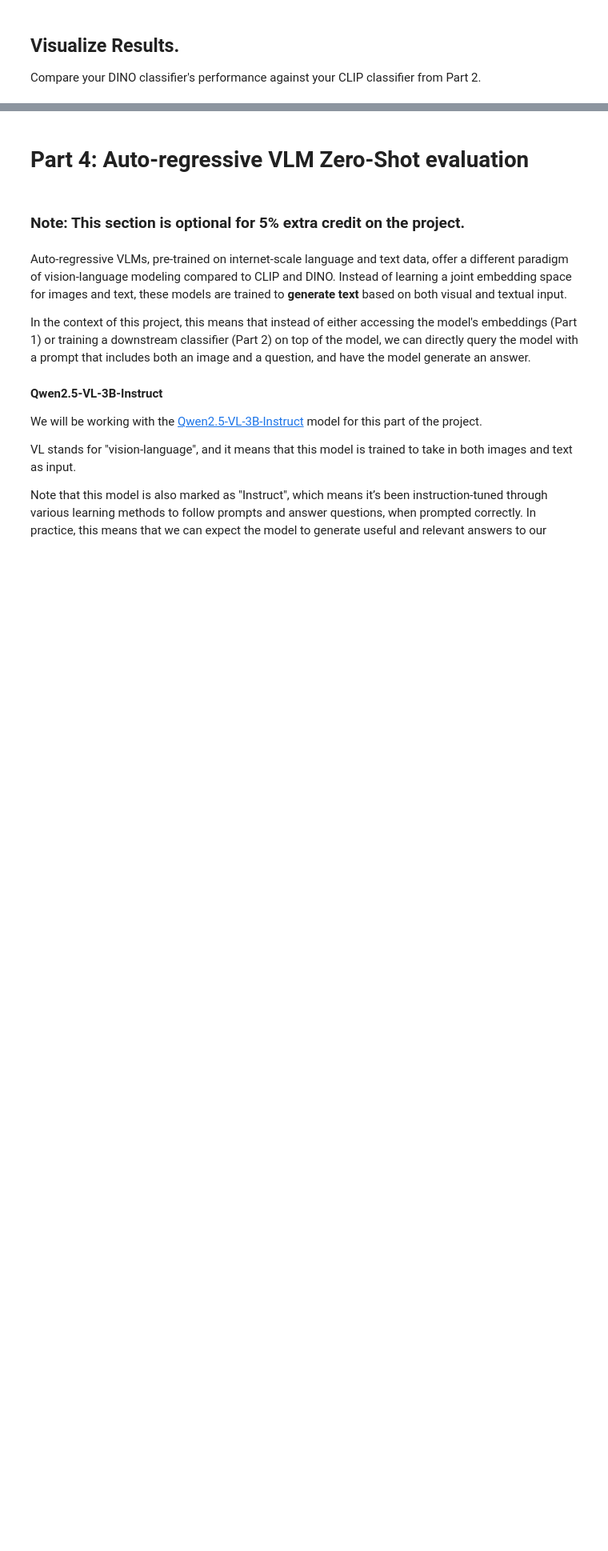
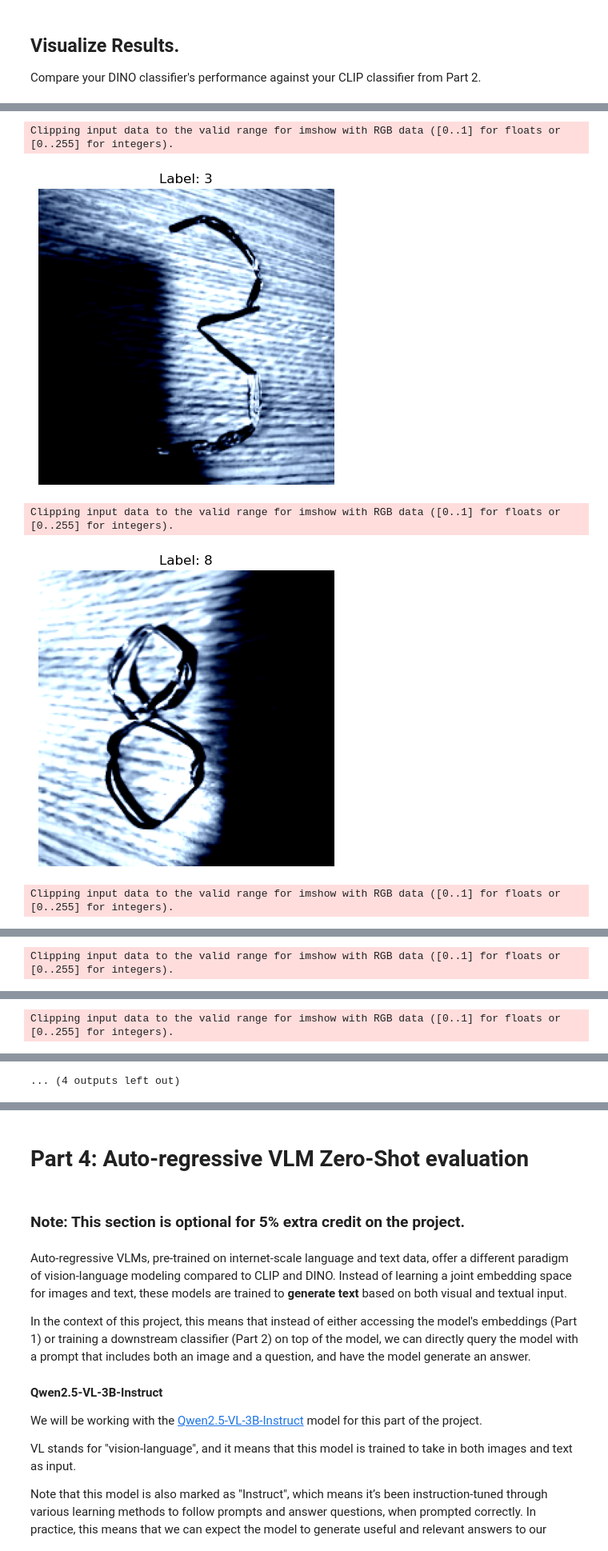
Before and after one commit to JXu2023/proj4, a Jupyter notebook: CS148a_proj4_FM_jxu5.ipynb, the cells around one changed output, grey strips where cells are left out. Shown at 80% size. Drawn from its saved outputs; the diff is of its cells as text; code cells hidden in the pictures; blank space fills up the shorter version.

```diff
--- a/CS148a_proj4_FM_jxu5.ipynb
+++ b/CS148a_proj4_FM_jxu5.ipynb
@@ -675,0 +1069,17 @@ Compare your DINO classifier's performance against your CLIP classifier from Par
+# %%
+
+X, y = next(iter(val_loader))
+
+for i in range(8):
+    img = X[i].permute(1,2,0).cpu().numpy()
+
+    plt.imshow(img)
+    plt.title(f"Label: {y[i].item()}")
+    plt.axis("off")
+    plt.show()
+# %% [output]
+Clipping input data to the valid range for imshow with RGB data ([0..1] for floats or [0..255] for integers).
+[figure, added]
+Clipping input data to the valid range for imshow with RGB data ([0..1] for floats or [0..255] for integers).
+[figure, added]
+Clipping input data to the valid range for imshow with RGB data ([0..1] for floats or [0..255] for integers).
@@ -675,0 +1087 @@ Compare your DINO classifier's performance against your CLIP classifier from Par
+Clipping input data to the valid range for imshow with RGB data ([0..1] for floats or [0..255] for integers).
@@ -675,0 +1089 @@ Compare your DINO classifier's performance against your CLIP classifier from Par
+Clipping input data to the valid range for imshow with RGB data ([0..1] for floats or [0..255] for integers).
@@ -675,0 +1093 @@ Compare your DINO classifier's performance against your CLIP classifier from Par
+... (4 outputs left out)
```
Also changed, not shown: parts of 38 cells of this notebook.
